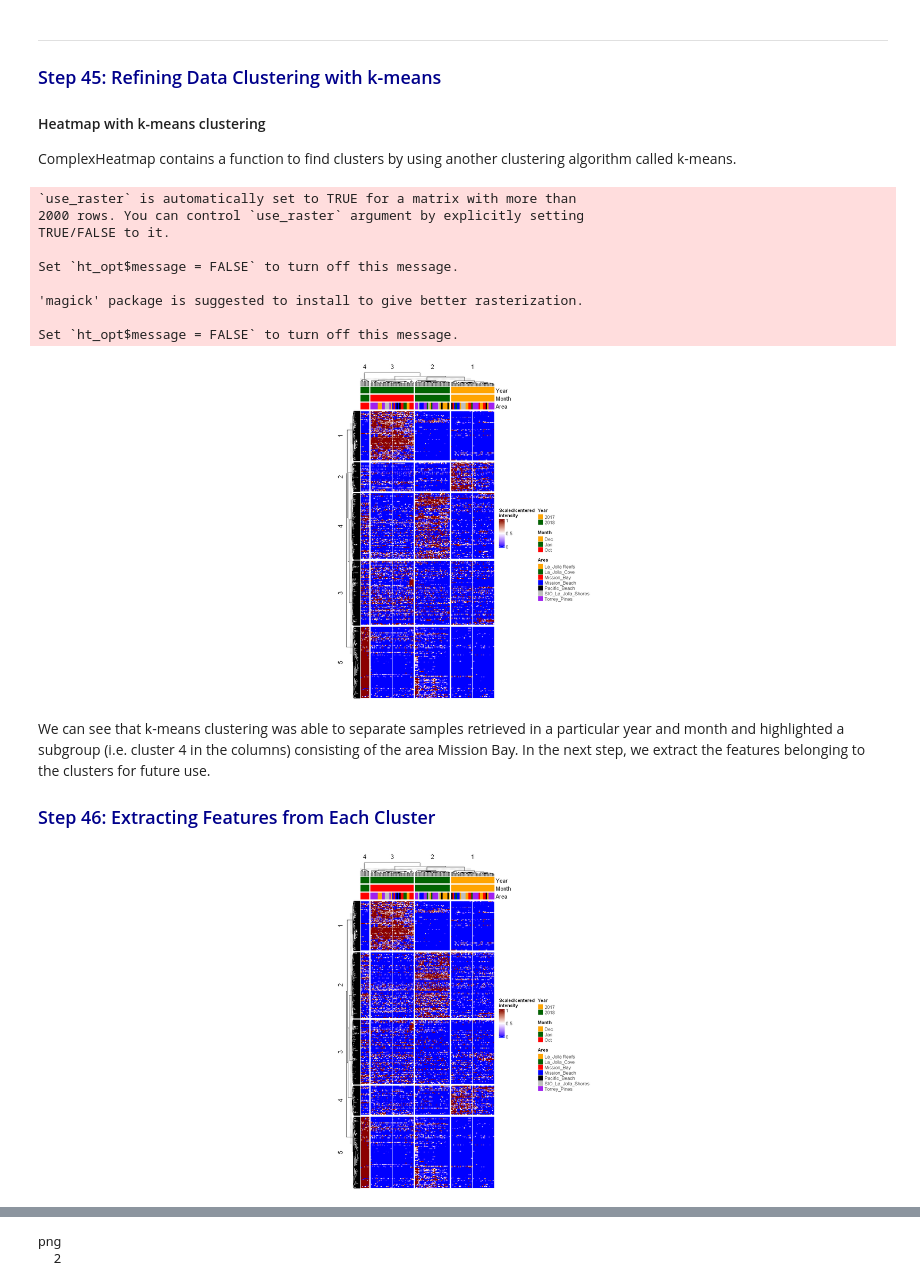
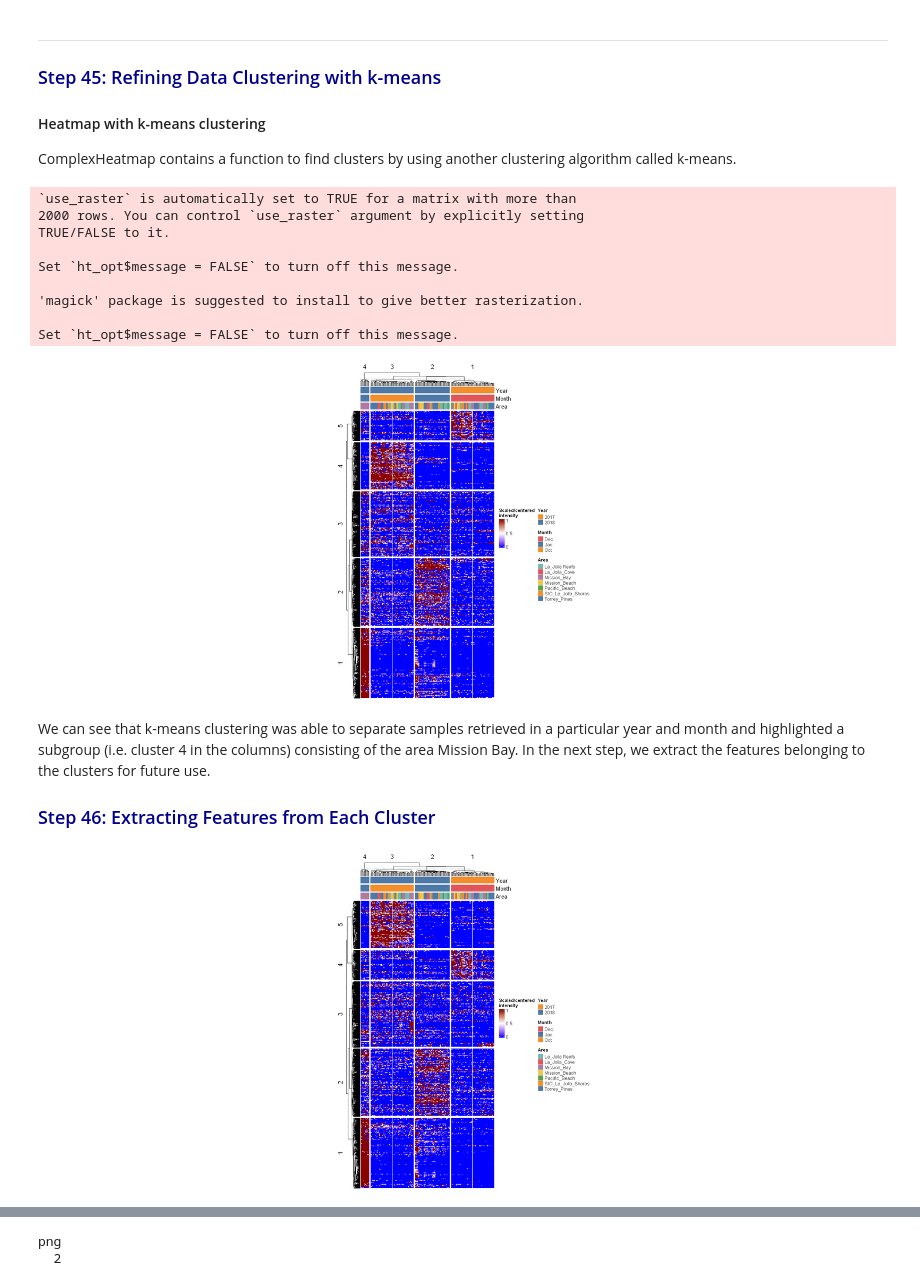
Before and after one commit to Functional-Metabolomics-Lab/FBMN-STATS, a Jupyter notebook: R/Stats_Untargeted_Metabolomics.ipynb, the cells around one changed output, grey strips where cells are left out. Cells and saved outputs as stored; diff of their text form; code cells hidden in the pictures.

```diff
--- a/R/Stats_Untargeted_Metabolomics.ipynb
+++ b/R/Stats_Untargeted_Metabolomics.ipynb
@@ -1321,0 +1303,4 @@ colours <- list('Year' = c('2017' = 'orange', '2018' = 'darkgreen'),
+# %%
+# Define a custom colorblind-friendly palette with 10 colors (you can replace with your desired colors)
+custom_palette <- c("#4E79A7", "#F28E2B", "#E15759", "#76B7B2", "#59A14F",
+                    "#EDC948", "#B07AA1", "#FF9DA7", "#9C755F", "#BAB0AB")
@@ -1321,0 +1309,16 @@ colours <- list('Year' = c('2017' = 'orange', '2018' = 'darkgreen'),
+# %%
+library(RColorBrewer)
+generate_colors <- function(attributes) {
+  colors_list <- list()
+
+    for(attribute in names(attributes)) {
+        unique_values <- unique(attributes[[attribute]])
+        n_colors <- length(unique_values)
+        selected_colors <- custom_palette[1:n_colors] # Select the required number of colors from the "Set3" palette
+        colors_list[[attribute]] <- setNames(selected_colors, unique_values)
+    }
+    return(colors_list)
+}
+# %%
+colours <- generate_colors(ann)
+colours
@@ -1377,44 +1396,47 @@ ComplexHeatmap contains a function to find clusters by using another clustering
 # %%
 # set the parameters for the type of clustering to perform. You can play with different options
 set.seed(1234)
 hmap_km <- Heatmap(
-  t(Imp_s),
-  heatmap_legend_param = list(title = "Scaled/centered\nintensity"),
-  col = circlize::colorRamp2(c(0, 0.5, 1), colors = c("blue","white","darkred")),
-  show_row_names = FALSE, show_column_names = FALSE,
-  cluster_rows = TRUE, cluster_columns = TRUE,
-  show_row_dend = TRUE, show_column_dend = TRUE,
-  row_dend_reorder = TRUE, column_dend_reorder = TRUE,
-  clustering_distance_rows = "euclidean", clustering_distance_columns = "euclidean", # you can change the distance here
-  clustering_method_rows = "complete", clustering_method_columns = "complete",
-  width = unit(100, "mm"),
-  top_annotation = colAnn,
-
-  # Parameters to perform k-means clustering:
-  row_km = 5, row_km_repeats = 100, #row_km indicates the no.of clusters you want in the rows
-  column_km = 4, column_km_repeats = 100) #column_km refers to the no.of clusters you want in the columns
+    t(Imp_s),
+    heatmap_legend_param = list(title = "Scaled/centered\nintensity"),
+    col = circlize::colorRamp2(c(0, 0.5, 1), colors = c("blue","white","darkred")),
+    show_row_names = FALSE, show_column_names = FALSE,
+    cluster_rows = TRUE, cluster_columns = TRUE,
+    show_row_dend = TRUE, show_column_dend = TRUE,
+    row_dend_reorder = TRUE, column_dend_reorder = TRUE,
+    clustering_distance_rows = "euclidean", # you can change the distance here
+    clustering_distance_columns = "euclidean", # you can change the distance here
+    clustering_method_rows = "complete",
+    clustering_method_columns = "complete",
+    width = unit(100, "mm"),
+    top_annotation = colAnn,
+    # Parameters to perform k-means clustering:
+    row_km = 5, row_km_repeats = 100, #row_km indicates the no.of clusters you want in the rows
+    column_km = 4, column_km_repeats = 100) #column_km refers to the no.of clusters you want in the columns
 
 # draw heatmap. It can take some time if your input data is quite large
 ComplexHeatmap::draw(hmap_km, heatmap_legend_side="right", annotation_legend_side="right")
 # %% [output]
 `use_raster` is automatically set to TRUE for a matrix with more than
 2000 rows. You can control `use_raster` argument by explicitly setting
 TRUE/FALSE to it.
 
 Set `ht_opt$message = FALSE` to turn off this message.
 
 'magick' package is suggested to install to give better rasterization.
 
 Set `ht_opt$message = FALSE` to turn off this message.
-[figure, old version]
+[figure, new version]
 # %% [markdown]
 We can see that k-means clustering was able to separate samples retrieved in a particular year and month and highlighted a subgroup (i.e. cluster 4 in the columns) consisting of the area Mission Bay. In the next step, we extract the features belonging to the clusters for future use.
 
 ### <font color ='darkblue'> Step 46: Extracting Features from Each Cluster </font>
 # %%
-row_order_res <- row_order(ComplexHeatmap::draw(hmap_km, heatmap_legend_side="right", annotation_legend_side="right"))
+row_order_res <- row_order(ComplexHeatmap::draw(hmap_km,
+                                                heatmap_legend_side="right",
+                                                annotation_legend_side="right"))
 # %% [output]
-[figure, old version]
+[figure, new version]
 # %%
 # check/confirm size of clusters
 print(lengths(row_order_res))
```
Also changed, not shown: parts of 69 cells of this notebook, 32 other files.
